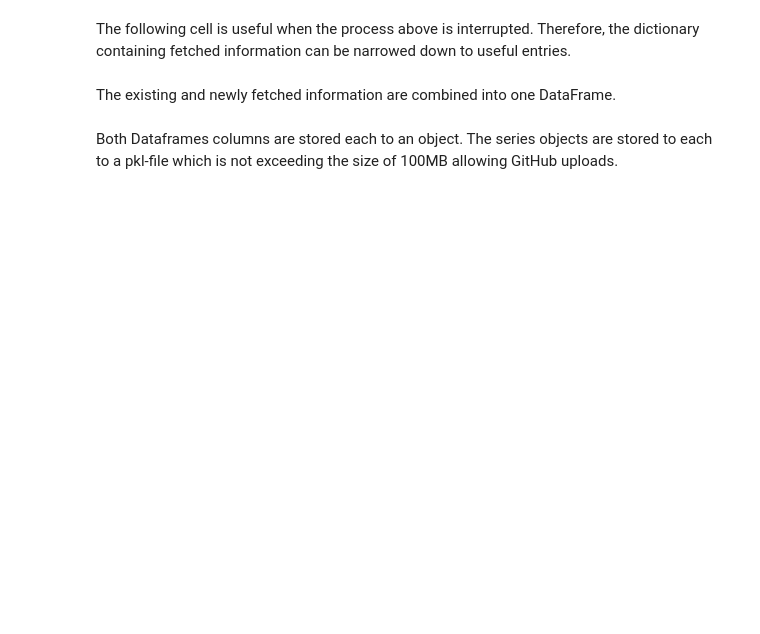
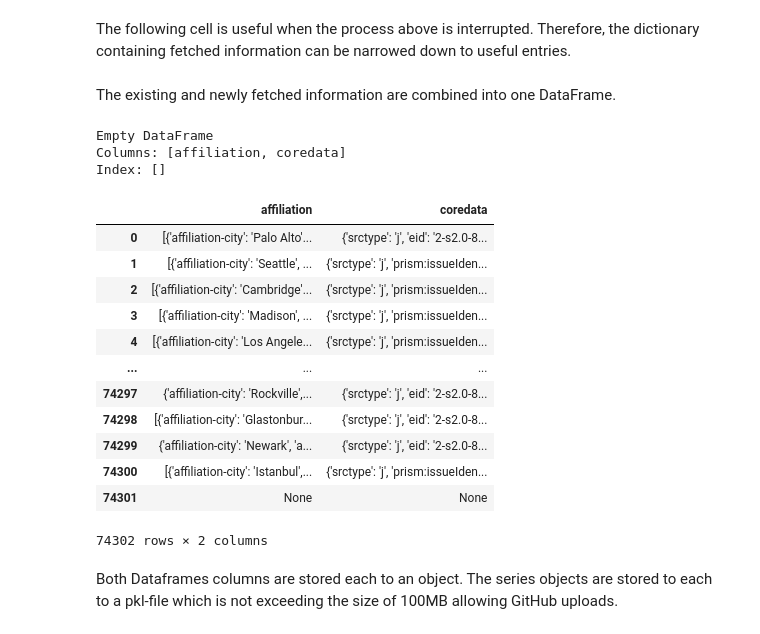
Before and after one commit to kopatri/cs5099masterthesis, a Jupyter notebook: notebooks/CORD-19-collect-scopus-data-cs5099.ipynb, the cells around one changed output. Drawn from its saved outputs; the diff is of its cells as text; code cells hidden in the pictures; blank space fills up the shorter version.

```diff
--- a/notebooks/CORD-19-collect-scopus-data-cs5099.ipynb
+++ b/notebooks/CORD-19-collect-scopus-data-cs5099.ipynb
@@ -180,7 +180,7 @@ def contains_only_None(dic):
     """
     This functions inspects an dictionary and returns True if it solely contains None values
     """
-    return len(dic) == sum(value == None for value in dict_new_extra_info.values())
+    return len(dic) == sum(value == None for value in dic.values())
 # %%
 def append_fetched_data_to_df(df_current_extra_info, dic):
     """
@@ -280,8 +264,25 @@ The following cell is useful when the process above is interrupted. Therefore, t
 # %% [markdown]
 The existing and newly fetched information are combined into one DataFrame.
 # %%
-# df_combined_extra_info = append_fetched_data_to_df(df_current_extra_info, dict_new_extra_info)
-# df_combined_extra_info
+df_combined_extra_info = append_fetched_data_to_df(df_current_extra_info, dict_new_extra_info)
+df_combined_extra_info
+# %% [output]
+Empty DataFrame
+Columns: [affiliation, coredata]
+Index: []
+|  | affiliation | coredata |
+| 0 | [{'affiliation-city': 'Palo Alto'... | {'srctype': 'j', 'eid': '2-s2.0-8... |
+| 1 | [{'affiliation-city': 'Seattle', ... | {'srctype': 'j', 'prism:issueIden... |
+| 2 | [{'affiliation-city': 'Cambridge'... | {'srctype': 'j', 'prism:issueIden... |
+| 3 | [{'affiliation-city': 'Madison', ... | {'srctype': 'j', 'prism:issueIden... |
+| 4 | [{'affiliation-city': 'Los Angele... | {'srctype': 'j', 'prism:issueIden... |
+| ... | ... | ... |
+| 74297 | {'affiliation-city': 'Rockville',... | {'srctype': 'j', 'eid': '2-s2.0-8... |
+| 74298 | [{'affiliation-city': 'Glastonbur... | {'srctype': 'j', 'eid': '2-s2.0-8... |
+| 74299 | {'affiliation-city': 'Newark', 'a... | {'srctype': 'j', 'eid': '2-s2.0-8... |
+| 74300 | [{'affiliation-city': 'Istanbul',... | {'srctype': 'j', 'prism:issueIden... |
+| 74301 | None | None |
+74302 rows × 2 columns
 # %%
 #to big for GitHub
 #df_combined_extra_info.to_csv('extra_info_CS5099.csv', sep='\t')
```
Also changed, not shown: parts of 11 cells of this notebook, 8 other files.
